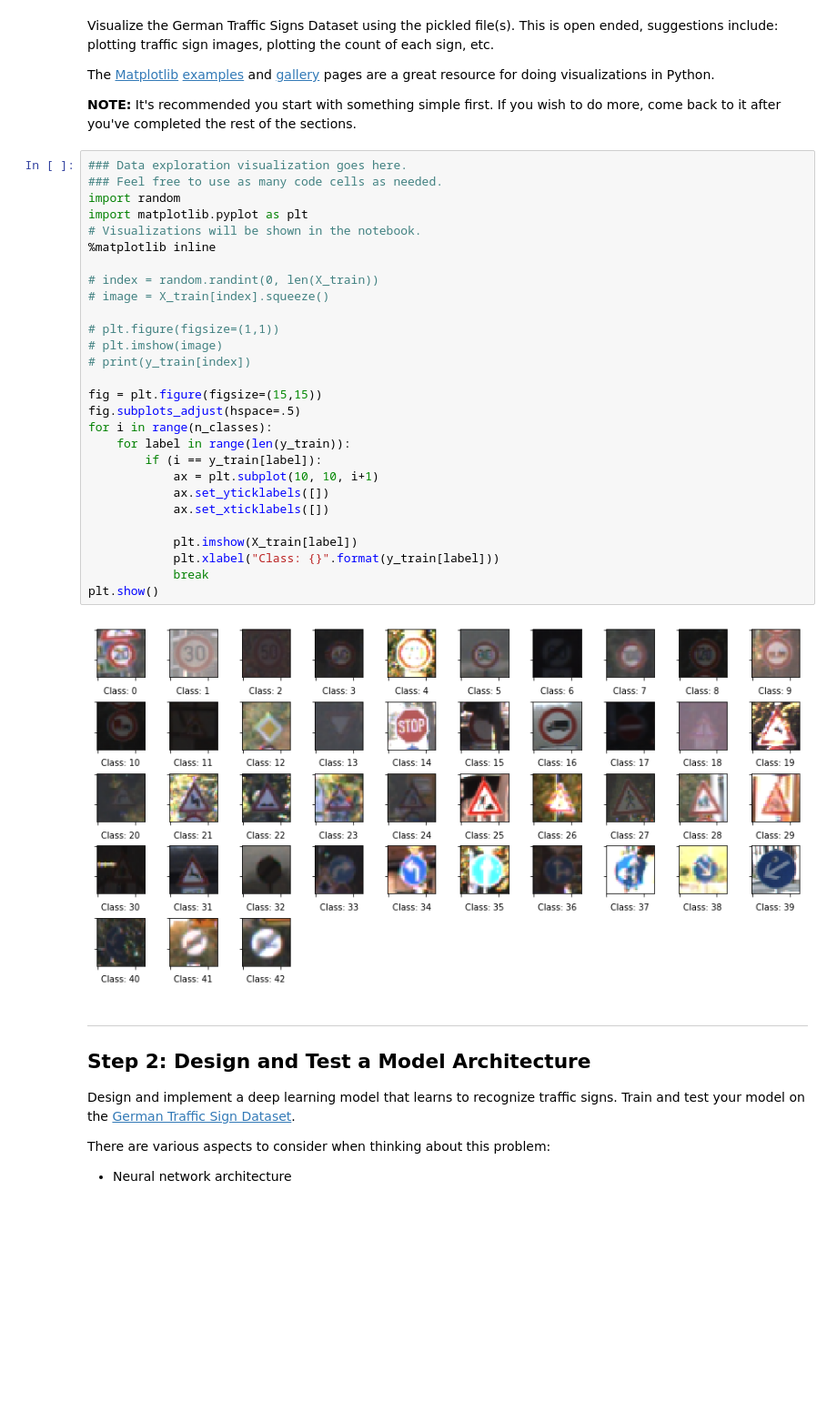
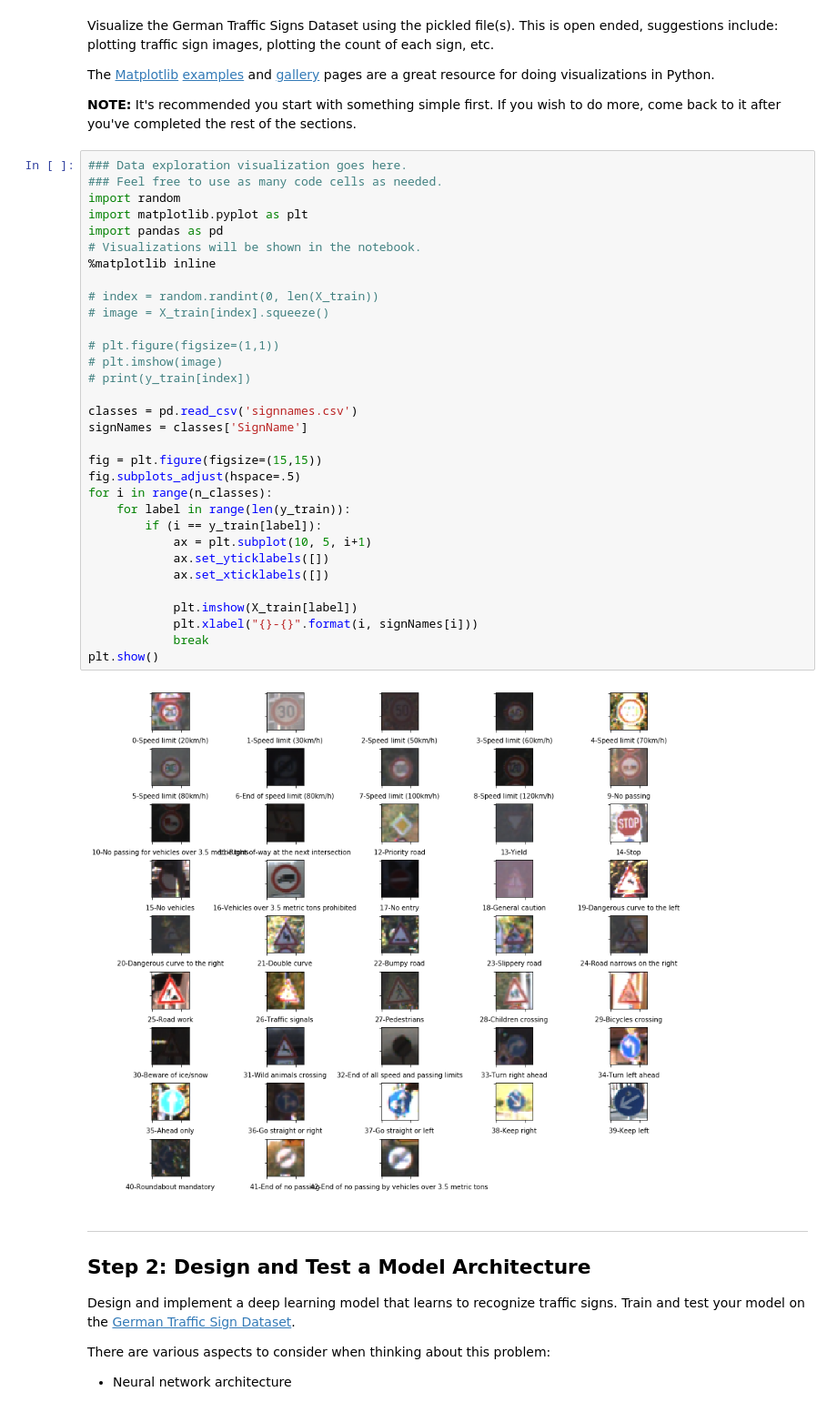
Before and after one commit to whathelll/CarND-Traffic-Sign-Classifier-Project, a Jupyter notebook: Traffic_Sign_Classifier.ipynb, the cells around one changed output. Shown at 91% size. Drawn from its saved outputs; the diff is of its cells as text; blank space fills up the shorter version.

```diff
--- a/Traffic_Sign_Classifier.ipynb
+++ b/Traffic_Sign_Classifier.ipynb
@@ -79,33 +79,37 @@ The [Matplotlib](http://matplotlib.org/) [examples](http://matplotlib.org/exampl
 # %%
 ### Data exploration visualization goes here.
 ### Feel free to use as many code cells as needed.
 import random
 import matplotlib.pyplot as plt
+import pandas as pd
 # Visualizations will be shown in the notebook.
 %matplotlib inline
 
 # index = random.randint(0, len(X_train))
 # image = X_train[index].squeeze()
 
 # plt.figure(figsize=(1,1))
 # plt.imshow(image)
 # print(y_train[index])
 
+classes = pd.read_csv('signnames.csv')
+signNames = classes['SignName']
+
 fig = plt.figure(figsize=(15,15))
 fig.subplots_adjust(hspace=.5)
 for i in range(n_classes):
     for label in range(len(y_train)):
         if (i == y_train[label]):
-            ax = plt.subplot(10, 10, i+1)
+            ax = plt.subplot(10, 5, i+1)
             ax.set_yticklabels([])
             ax.set_xticklabels([])
 
             plt.imshow(X_train[label])
-            plt.xlabel("Class: {}".format(y_train[label]))
+            plt.xlabel("{}-{}".format(i, signNames[i]))
             break
 plt.show()
 # %% [output]
-[figure, old version]
+[figure, new version]
 # %% [markdown]
 ----
 
```
Also changed, not shown: parts of 7 cells of this notebook.
